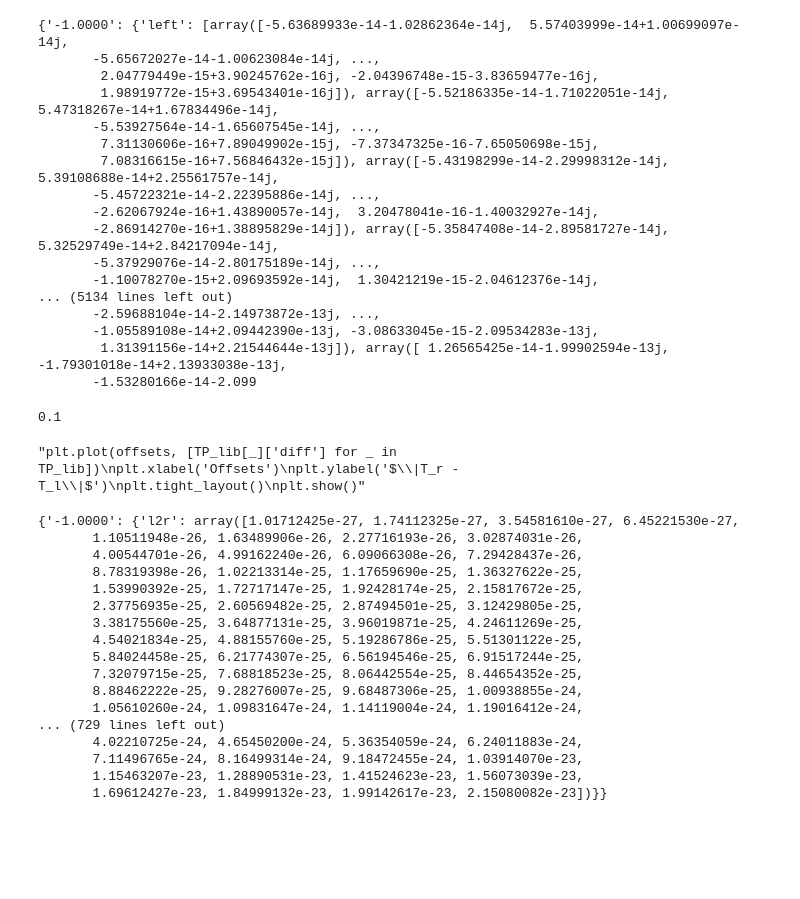
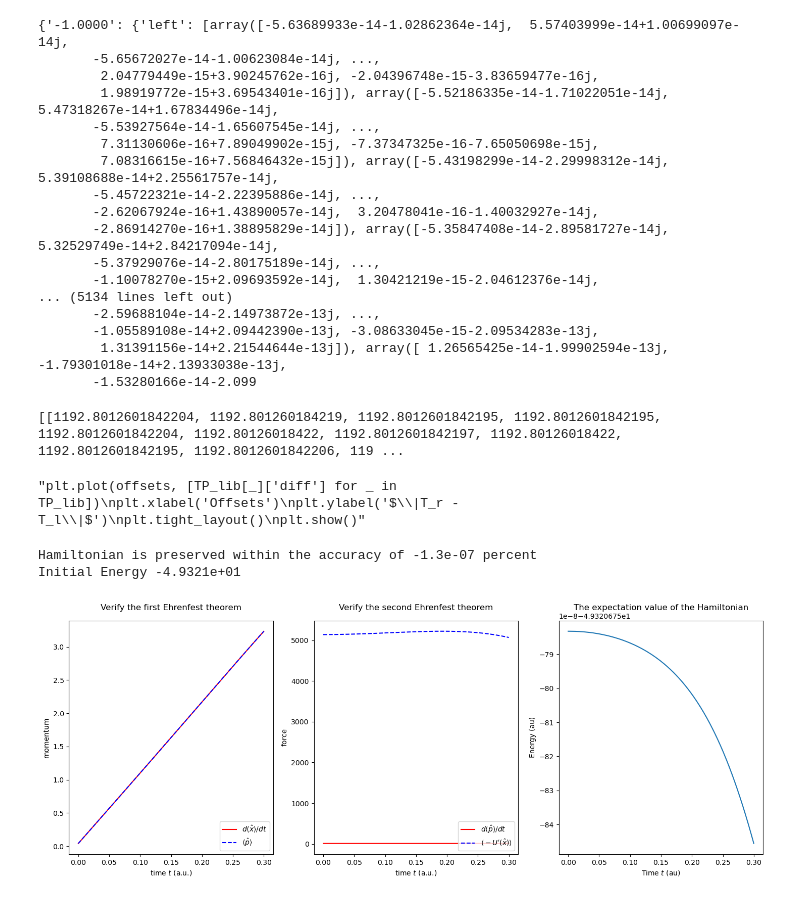
Before and after one commit to dustindberg/GPE, a Jupyter notebook: Sandbox.ipynb, the cells around one changed output. Cells and saved outputs as stored; diff of their text form; code cells hidden in the pictures; blank space fills up the shorter version.

```diff
--- a/Sandbox.ipynb
+++ b/Sandbox.ipynb
@@ -686,6 +688,10 @@ for _ in res_lib:
     T_l2r = np.sum(np.abs(l2r['wavefunctions'])[:, l_cut:] ** 2, axis=1) * l2r['dx']
     T_r2l = np.sum(np.abs(r2l['wavefunctions'])[:, :r_cut] ** 2, axis=1) * r2l['dx']
     TP_lib[_] = {'l2r': T_l2r, 'r2l': T_r2l, 'diff': np.abs(T_l2r - T_r2l)}
+    x_line = [x_um[0], x_um[-1]]
+    en_left = [l2r['hamiltonian_average'], l2r['hamiltonian_average']]
+    en_right = [r2l['hamiltonian_average'], r2l['hamiltonian_average']]
+    print(en_left)
 
 
 """plt.plot(offsets, [TP_lib[_]['diff'] for _ in TP_lib])
@@ -694,25 +700,51 @@ plt.ylabel('$\|T_r - T_l\|$')
 plt.tight_layout()
 plt.show()"""
 # %% [output]
-0.1
+[[1192.8012601842204, 1192.801260184219, 1192.8012601842195, 1192.8012601842195, 1192.8012601842204, 1192.80126018422, 1192.8012601842197, 1192.80126018422, 1192.8012601842195, 1192.8012601842206, 119 ...
 "plt.plot(offsets, [TP_lib[_]['diff'] for _ in TP_lib])\nplt.xlabel('Offsets')\nplt.ylabel('$\\|T_r - T_l\\|$')\nplt.tight_layout()\nplt.show()"
-# %%
-print(TP_lib)
-# %% [output]
-{'-1.0000': {'l2r': array([1.01712425e-27, 1.74112325e-27, 3.54581610e-27, 6.45221530e-27,
-       1.10511948e-26, 1.63489906e-26, 2.27716193e-26, 3.02874031e-26,
-       4.00544701e-26, 4.99162240e-26, 6.09066308e-26, 7.29428437e-26,
-       8.78319398e-26, 1.02213314e-25, 1.17659690e-25, 1.36327622e-25,
-       1.53990392e-25, 1.72717147e-25, 1.92428174e-25, 2.15817672e-25,
-       2.37756935e-25, 2.60569482e-25, 2.87494501e-25, 3.12429805e-25,
-       3.38175560e-25, 3.64877131e-25, 3.96019871e-25, 4.24611269e-25,
-       4.54021834e-25, 4.88155760e-25, 5.19286786e-25, 5.51301122e-25,
-       5.84024458e-25, 6.21774307e-25, 6.56194546e-25, 6.91517244e-25,
-       7.32079715e-25, 7.68818523e-25, 8.06442554e-25, 8.44654352e-25,
-       8.88462222e-25, 9.28276007e-25, 9.68487306e-25, 1.00938855e-24,
-       1.05610260e-24, 1.09831647e-24, 1.14119004e-24, 1.19016412e-24,
-... (729 lines left out)
-       4.02210725e-24, 4.65450200e-24, 5.36354059e-24, 6.24011883e-24,
-       7.11496765e-24, 8.16499314e-24, 9.18472455e-24, 1.03914070e-23,
-       1.15463207e-23, 1.28890531e-23, 1.41524623e-23, 1.56073039e-23,
-       1.69612427e-23, 1.84999132e-23, 1.99142617e-23, 2.15080082e-23])}}
+# %%
+figure_number=0
+# Plot tests of the Ehrenfest theorems
+figefr = plt.figure(figure_number, figsize=(24,6))
+plot_title = 'EFT-{}param'.format(_)
+figure_number += 1
+time = l2r['times']
+plt.subplot(141)
+plt.title("Verify the first Ehrenfest theorem", pad=15)
+# Calculate the derivative using the spline interpolation because times is not a linearly spaced array
+plt.plot(time, UnivariateSpline(time, l2r['x_average'], s=0).derivative()(time),
+         '-r', label='$d\\langle\\hat{x}\\rangle / dt$')
+plt.plot(time, l2r['x_average_rhs'], '--b', label='$\\langle\\hat{p}\\rangle$')
+plt.legend(loc='lower right')
+plt.ylabel('momentum')
+plt.xlabel('time $t$ (a.u.)')
+
+plt.subplot(142)
+plt.title("Verify the second Ehrenfest theorem", pad=15)
+# Calculate the derivative using the spline interpolation because times is not a linearly spaced array
+plt.plot(time, UnivariateSpline(time, l2r['p_average'], s=0).derivative()(time),
+         '-r', label='$d\\langle\\hat{p}\\rangle / dt$')
+plt.plot(time, l2r['p_average_rhs'], '--b', label='$\\langle -U\'(\\hat{x})\\rangle$')
+plt.legend(loc='lower right')
+plt.ylabel('force')
+plt.xlabel('time $t$ (a.u.)')
+
+plt.subplot(143)
+plt.title("The expectation value of the Hamiltonian", pad=15)
+
+# Analyze how well the energy was preserved
+h = np.array(l2r['hamiltonian_average'])
+print(
+    "\nHamiltonian is preserved within the accuracy of {:.1e} percent".format(
+        100. * (1. - h.min() / h.max())
+    )
+)
+print("Initial Energy {:.4e}".format(h[0]))
+plt.plot(time, h)
+plt.ylabel('Energy (au)')
+plt.xlabel('Time $t$ (au)')
+plt.show()
+# %% [output]
+Hamiltonian is preserved within the accuracy of -1.3e-07 percent
+Initial Energy -4.9321e+01
+[figure, added]
```
Also changed, not shown: parts of 4 cells of this notebook, 2 other files.
